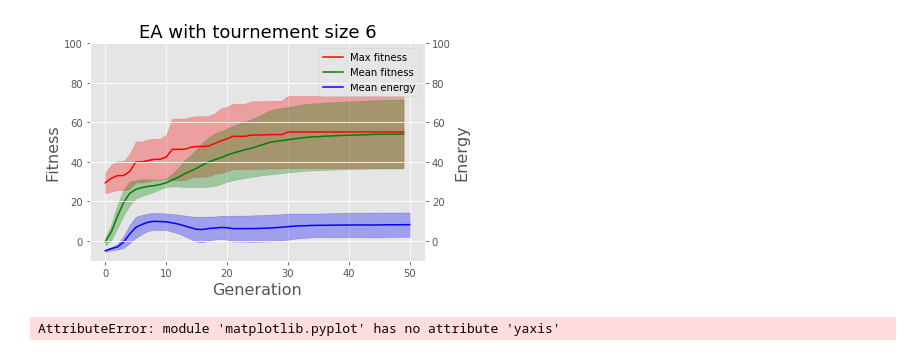
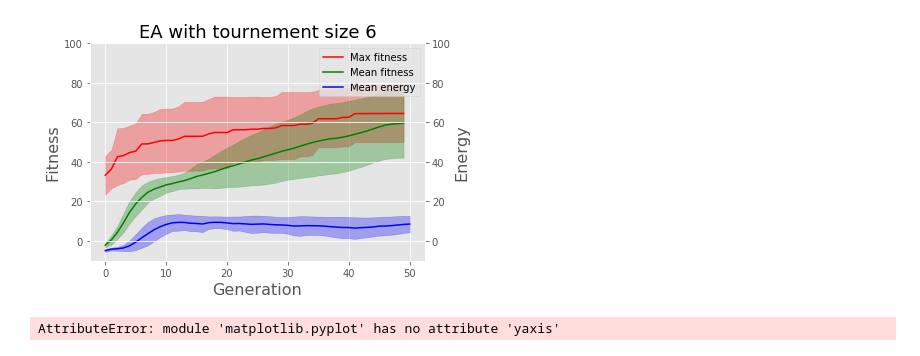
Before and after one commit to FlorisFok/Evolutionary-Programming, a Jupyter notebook: Untitled.ipynb, the cells around one changed output. Drawn from its saved outputs; the diff is of its cells as text; code cells hidden in the pictures.

Commit message:
plots

```diff
--- a/Untitled.ipynb
+++ b/Untitled.ipynb
@@ -23,7 +23,7 @@ def read_data(name):
 import matplotlib.pyplot as plt
 plt.style.use("ggplot")
 
-folder1 = r"Runs_tourn_size_6"
+folder1 = r"Runs_tourn_size_3_offspring_limited"
 files1 = os.listdir(folder1)
 
 energy = [i for i in files1 if 'energy' in i]
@@ -43,35 +43,35 @@ for name in data:
 
 def amm(val):
     avg = [sum([val[j][i] for j in range(len(val))])/len(val) for i in range(len(val[0]))]
     ma = [np.std([val[j][i] for j in range(len(val))]) + avg[i] for i in range(len(val[0]))]
     mi = [-np.std([val[j][i] for j in range(len(val))]) + avg[i] for i in range(len(val[0]))]
     return avg, ma, mi
 
 
 dataset = [max_fitness, mean_fitness, mean_energy]
 labels = ["Max fitness", "Mean fitness", "Mean energy"]
 colors = ['red', "green", "blue"]
 
 fig, ax1 = plt.subplots()
 
 for i in range(3):
     a, ma, mi = amm(dataset[i])
     ax1.plot(a, color=colors[i], label=labels[i])
     ax1.fill_between(range(len(a)), ma, mi, alpha=0.3, color=colors[i])
 
 ax1.legend()
 ax1.set_title("EA with tournement size 6", fontsize=18)
 ax1.set_xlabel("Generation", fontsize=16)
 ax1.set_ylabel("Fitness", fontsize=16)
 ax1.set_ylim([-10, 100])
 
 ax2 = ax1.twinx()
 ax2.set_ylabel("Energy", fontsize=16)
 ax2.set_ylim([-10, 100])
 
-fig.savefig("tourn6.png")
+fig.savefig("tourn3.png")
 # %% [output]
-[figure, old version]
+[figure, new version]
 # %%
  help(plt.yaxis)
 # %% [output]
```
Also changed, not shown: 1 other file.
